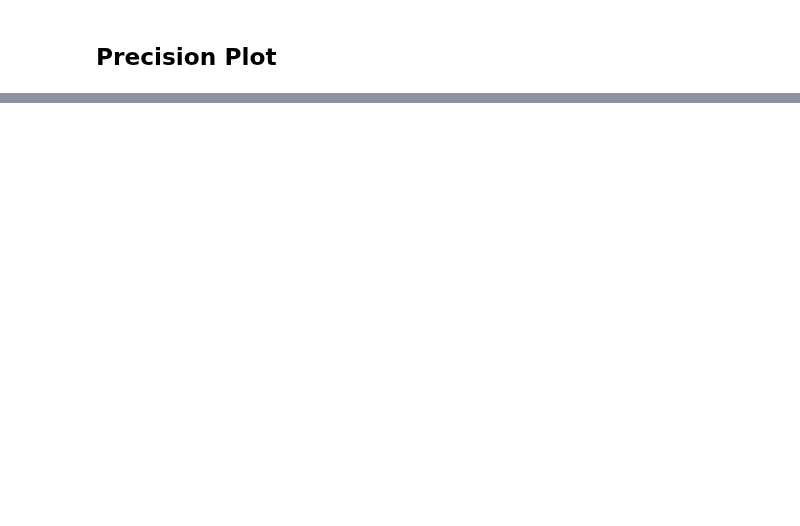
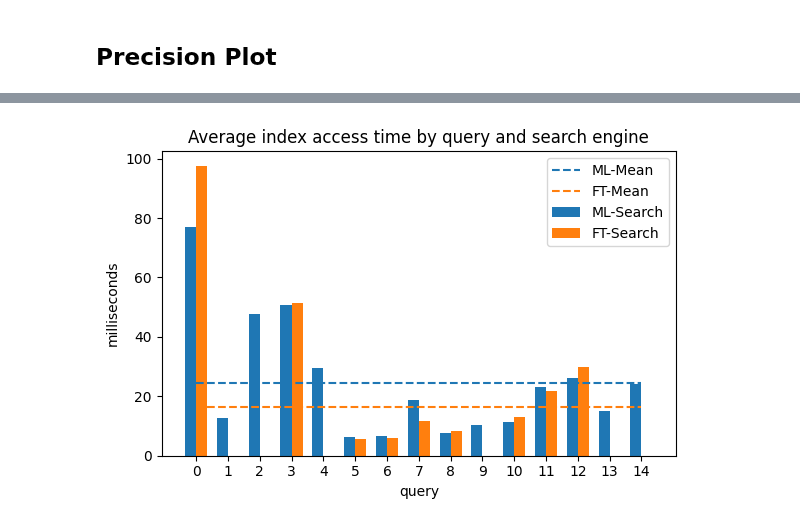
Before and after one commit to xD33m/BA_Jupyter_Notebook, a Jupyter notebook: search_engine_evaluation.ipynb, the cells around one changed output, grey strips where cells are left out. Saved outputs shown, nothing was run; the diff lists cells and outputs as text; code cells hidden in the pictures; blank space fills up the shorter version.

```diff
--- a/search_engine_evaluation.ipynb
+++ b/search_engine_evaluation.ipynb
@@ -576,0 +561,71 @@ plt.show()
+# %%
+ml_idx_metrics = {}
+ft_idx_metrics = {}
+
+query_count = 15
+
+for user in data:
+    ml_user_metrics = data[user]['ml']['metrics']
+    ft_user_metrics = data[user]['ft']['metrics']
+    ml_time = ml_user_metrics['idx_time']
+    ft_time = ft_user_metrics['idx_time']
+
+    for q in ml_time:
+        if q not in ml_idx_metrics:
+            ml_idx_metrics[q] = ml_time[q]
+        else:
+            ml_idx_metrics[q] += ml_time[q]
+
+    for q in ft_time:
+        if q not in ft_idx_metrics:
+            ft_idx_metrics[q] = ft_time[q]
+        else:
+            ft_idx_metrics[q] += ft_time[q]
+
+for m in ml_idx_metrics:
+    ml_idx_metrics[m] = ml_idx_metrics[m] / len(data)
+
+for m in ft_idx_metrics:
+    ft_idx_metrics[m] = ft_idx_metrics[m] / len(data)
+
+ml_idx_metrics = fill_missing(ml_idx_metrics, query_count, 0)
+ft_idx_metrics = fill_missing(ft_idx_metrics, query_count, 0)
+
+
+labels = list(ml_idx_metrics.keys())
+x = np.arange(len(labels))
+
+width = 0.35
+
+fig, ax = plt.subplots()
+rect1 = ax.bar(x - width/2, ml_idx_metrics.values(), width, label='ML-Search')
+rect2 = ax.bar(x + width/2, ft_idx_metrics.values(), width, label='FT-Search')
+
+ml_x = list(ml_idx_metrics.keys())
+ml_y = list(ml_idx_metrics.values())
+
+ft_x = list(ft_idx_metrics.keys())
+ft_y = list(ft_idx_metrics.values())
+
+ml_y_mean = [np.mean(ml_y)]*len(ml_x)
+ml_mean_line = ax.plot(ml_x, ml_y_mean, label='ML-Mean', linestyle='--')
+
+ft_y_mean = [np.mean(ft_y)]*len(ft_x)
+ft_mean_line = ax.plot(ft_x, ft_y_mean, label='FT-Mean', linestyle='--')
+
+ax.set_ylabel('milliseconds')
+ax.set_xlabel('query')
+ax.set_title('Average index access time by query and search engine')
+ax.set_xticks(x)
+ax.set_xticklabels(labels)
+ax.legend()
+
+# ax.bar_label(rect1, padding=3)
+# ax.bar_label(rect2, padding=3)
+
+fig.tight_layout()
+plt.show()
+
+fig.savefig('plots/idx_acc_plot.png', bbox_inches='tight')
+# %% [output]
+[figure, added]
```
Also changed, not shown: parts of 39 cells of this notebook.
